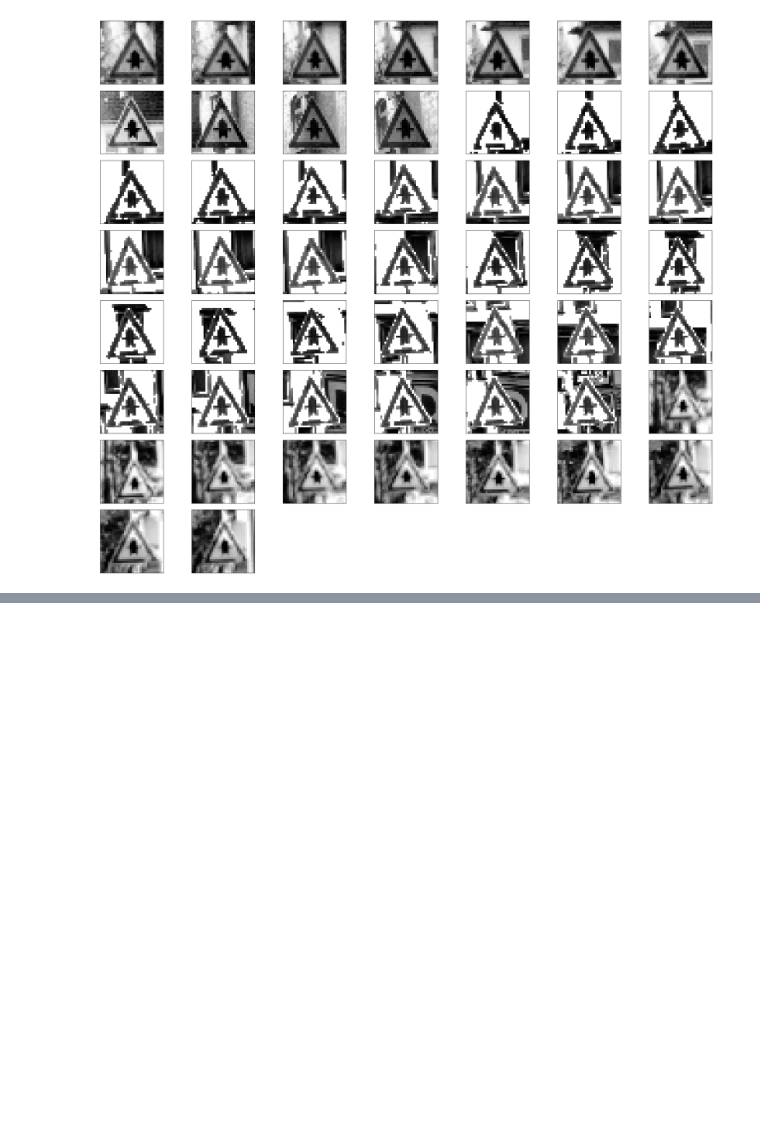
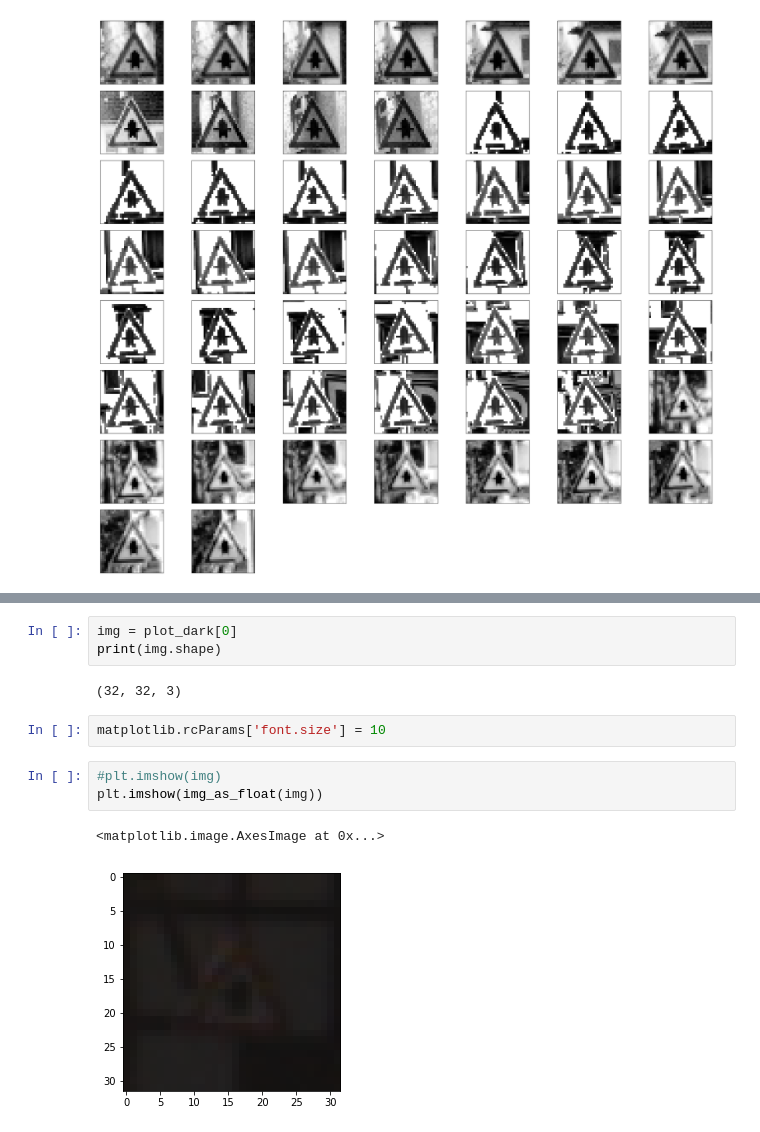
Before and after one commit to saritanavuluru/ML, a Jupyter notebook: capstone/KerasGTSB/Preprocess.ipynb, the cells around one changed output, grey strips where cells are left out. Cells and saved outputs as stored; diff of their text form; blank space fills up the shorter version.

```diff
--- a/capstone/KerasGTSB/Preprocess.ipynb
+++ b/capstone/KerasGTSB/Preprocess.ipynb
@@ -532,0 +583,13 @@ ___
+# %%
+img = plot_dark[0]
+print(img.shape)
+# %% [output]
+(32, 32, 3)
+# %%
+matplotlib.rcParams['font.size'] = 10
+# %%
+#plt.imshow(img)
+plt.imshow(img_as_float(img))
+# %% [output]
+<matplotlib.image.AxesImage at 0x...>
+[figure, added]
```
Also changed, not shown: parts of 13 cells of this notebook.
